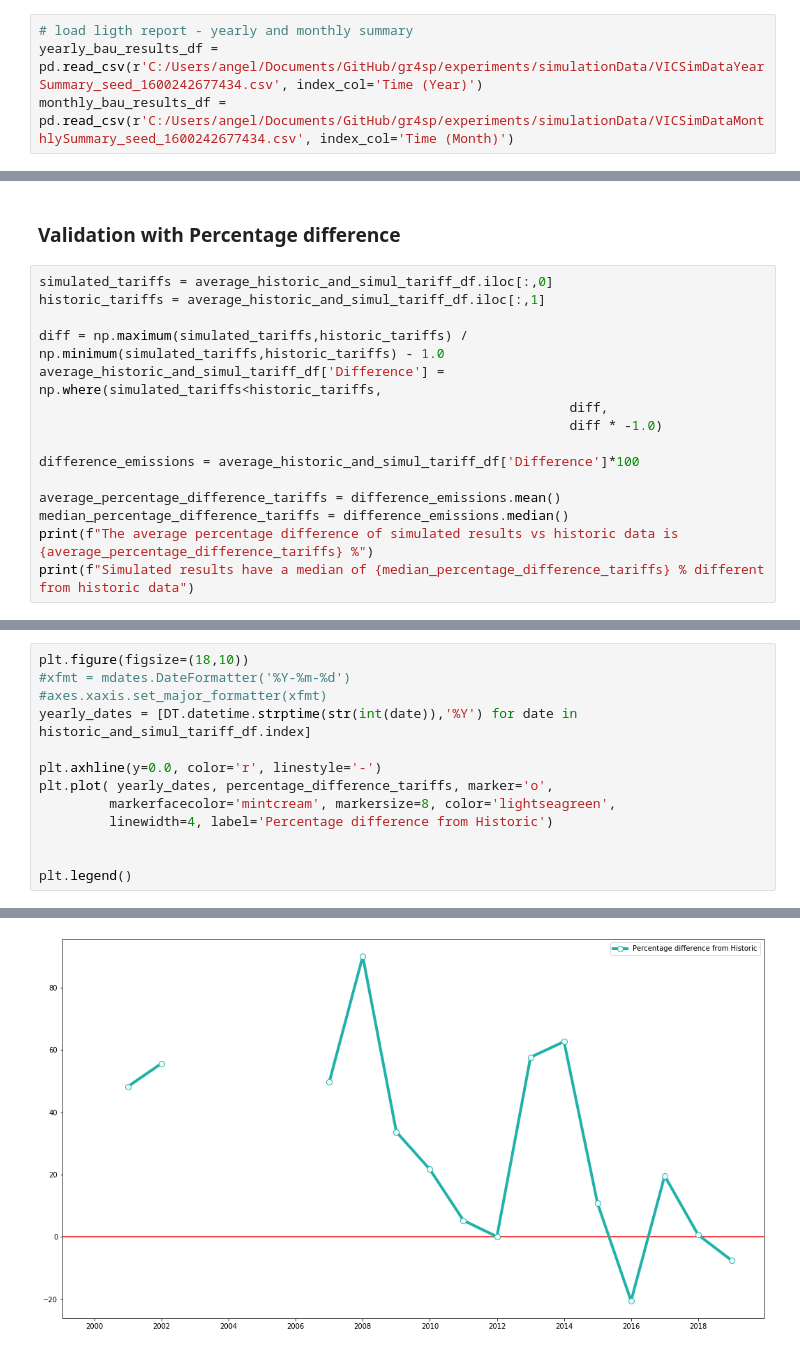
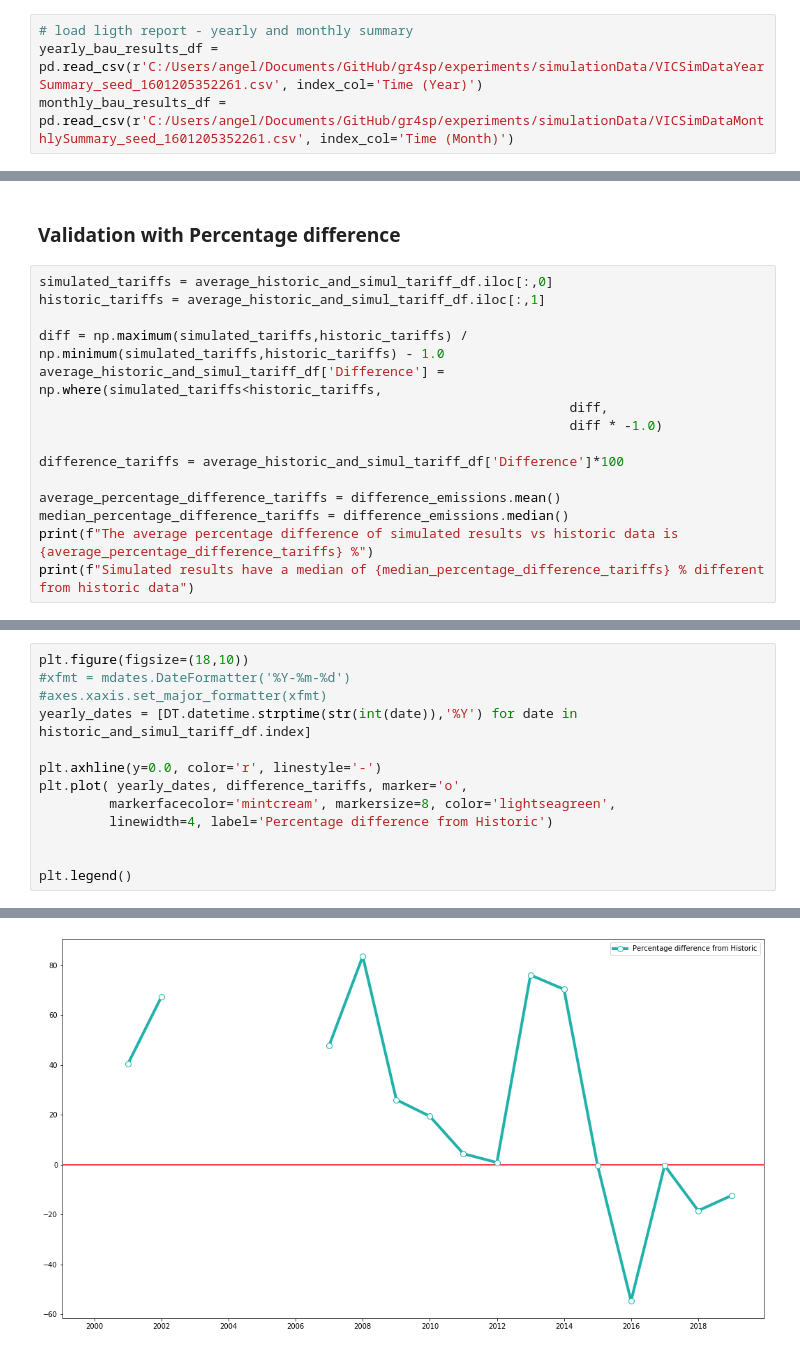
Before and after one commit to gr4sp/simulationEngine, a Jupyter notebook: experiments/notebookGr4sp/SimulationValidation.ipynb, the cells around one changed output, grey strips where cells are left out. Cells and saved outputs as stored; diff of their text form.

```diff
--- a/experiments/notebookGr4sp/SimulationValidation.ipynb
+++ b/experiments/notebookGr4sp/SimulationValidation.ipynb
@@ -39,8 +39,8 @@ The model has two types of results reporting: Full and Light. It also provide re
 NB! files for BAU to make validation should have the same seed.
 # %%
 # load ligth report - yearly and monthly summary
-yearly_bau_results_df = pd.read_csv(r'C:/Users/angel/Documents/GitHub/gr4sp/experiments/simulationData/VICSimDataYearSummary_seed_1600242677434.csv', index_col='Time (Year)')
-monthly_bau_results_df = pd.read_csv(r'C:/Users/angel/Documents/GitHub/gr4sp/experiments/simulationData/VICSimDataMonthlySummary_seed_1600242677434.csv', index_col='Time (Month)')
+yearly_bau_results_df = pd.read_csv(r'C:/Users/angel/Documents/GitHub/gr4sp/experiments/simulationData/VICSimDataYearSummary_seed_1601205352261.csv', index_col='Time (Year)')
+monthly_bau_results_df = pd.read_csv(r'C:/Users/angel/Documents/GitHub/gr4sp/experiments/simulationData/VICSimDataMonthlySummary_seed_1601205352261.csv', index_col='Time (Month)')
 # %%
 yearly_bau_results_df.head()
 # %% [output]
@@ -444,7 +475,7 @@ average_historic_and_simul_tariff_df['Difference'] = np.where(simulated_tariffs<
                                                                     diff,
                                                                     diff * -1.0)
 
-difference_emissions = average_historic_and_simul_tariff_df['Difference']*100
+difference_tariffs = average_historic_and_simul_tariff_df['Difference']*100
 
 average_percentage_difference_tariffs = difference_emissions.mean()
 median_percentage_difference_tariffs = difference_emissions.median()
@@ -456,16 +487,16 @@ Simulated results have a median of 21.666855913618633 % different from historic
 # %%
 plt.figure(figsize=(18,10))
 #xfmt = mdates.DateFormatter('%Y-%m-%d')
 #axes.xaxis.set_major_formatter(xfmt)
 yearly_dates = [DT.datetime.strptime(str(int(date)),'%Y') for date in historic_and_simul_tariff_df.index]
 
 plt.axhline(y=0.0, color='r', linestyle='-')
-plt.plot( yearly_dates, percentage_difference_tariffs, marker='o',
+plt.plot( yearly_dates, difference_tariffs, marker='o',
          markerfacecolor='mintcream', markersize=8, color='lightseagreen',
          linewidth=4, label='Percentage difference from Historic')
 
 
 plt.legend()
 # %% [output]
 <matplotlib.legend.Legend at 0x...>
-[figure, old version]
+[figure, new version]
```
Also changed, not shown: parts of 22 cells of this notebook, 2 other files.
